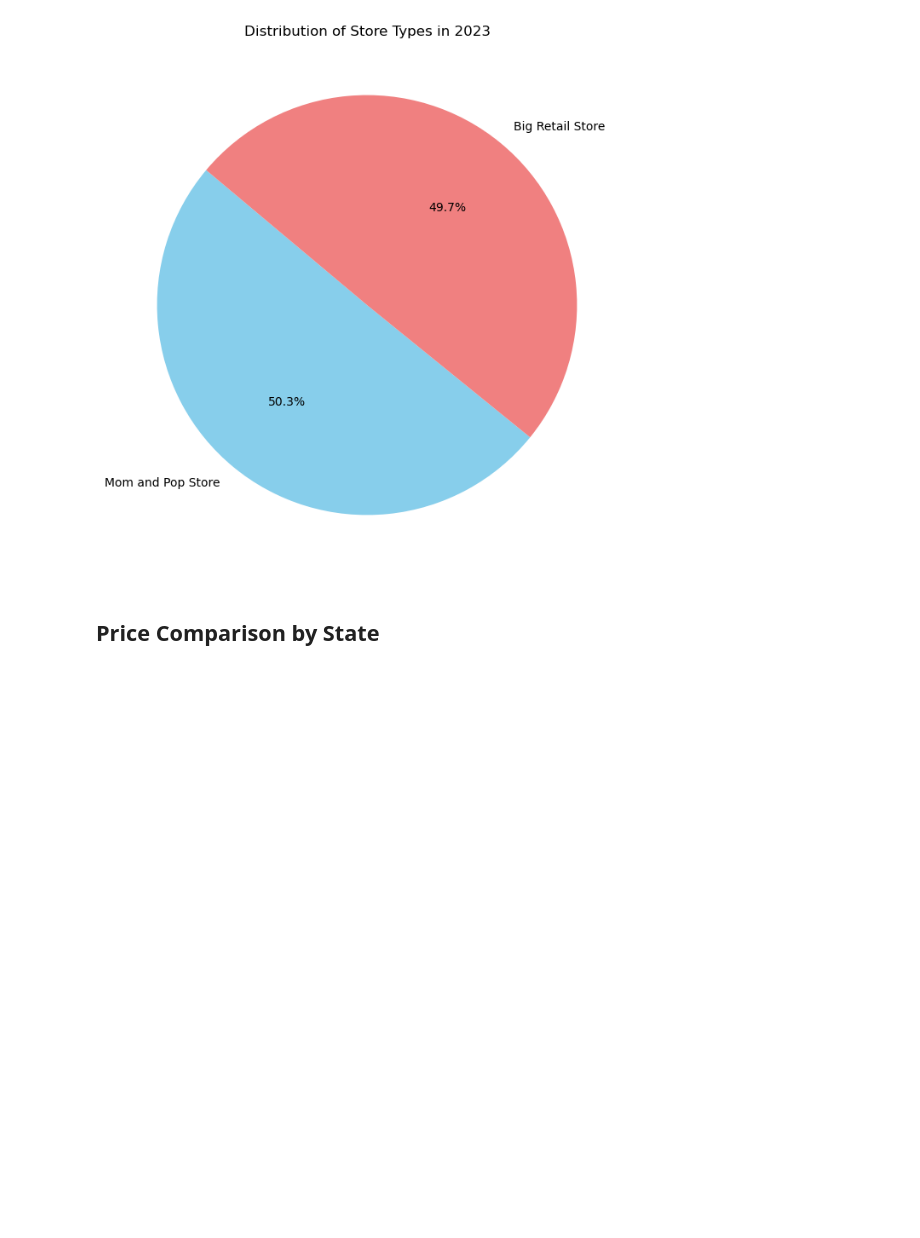
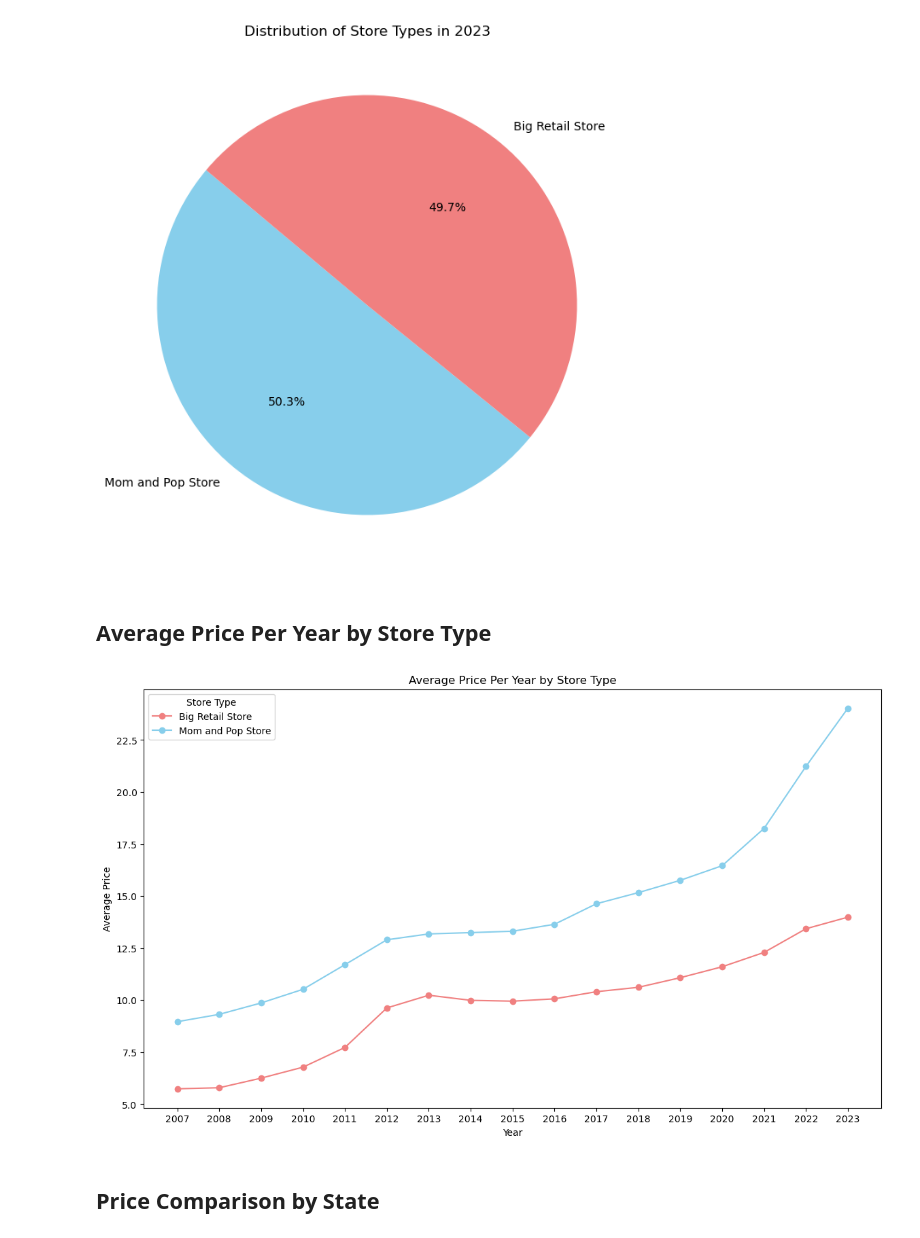
Before and after one commit to AzaniaHH/Tortillas-Project, a Jupyter notebook: tortilla_prices.ipynb, the cells around one changed output. Cells and saved outputs as stored; diff of their text form; code cells hidden in the pictures; blank space fills up the shorter version.

```diff
--- a/tortilla_prices.ipynb
+++ b/tortilla_prices.ipynb
@@ -173,6 +174,34 @@ plt.ylabel('')
 plt.show()
 # %% [output]
 [figure]
+# %% [markdown]
+## Average Price Per Year by Store Type
+# %%
+# Calculate Average Price per Year by Store Type
+average_price_per_year = tortilla_df_complete.groupby(['Year','Store type'])['Price per kilogram'].mean().reset_index()
+
+# Set up the Plot
+plt.figure(figsize=(14, 8))
+
+# Define Colors for Store Types
+colors = {'Mom and Pop Store': 'skyblue', 'Big Retail Store': 'lightcoral'}
+
+# Plot Data for each Store Type
+for store_type in average_price_per_year['Store type'].unique():
+    curve = average_price_per_year[average_price_per_year['Store type'] == store_type]
+    plt.plot(curve['Year'], curve['Price per kilogram'], marker='o', color=colors[store_type], linestyle='-', label=store_type)
+
+# Set Labels for the Plot
+plt.title('Average Price Per Year by Store Type')
+plt.xlabel('Year')
+plt.ylabel('Average Price')
+plt.xticks(average_price_per_year['Year'].unique())
+plt.legend(title='Store Type')
+
+#Show the Plot
+plt.show()
+# %% [output]
+[figure, added]
 # %% [markdown]
 ## Price Comparison by State
 # %%
```
Also changed, not shown: parts of 3 cells of this notebook, 2 other files.
